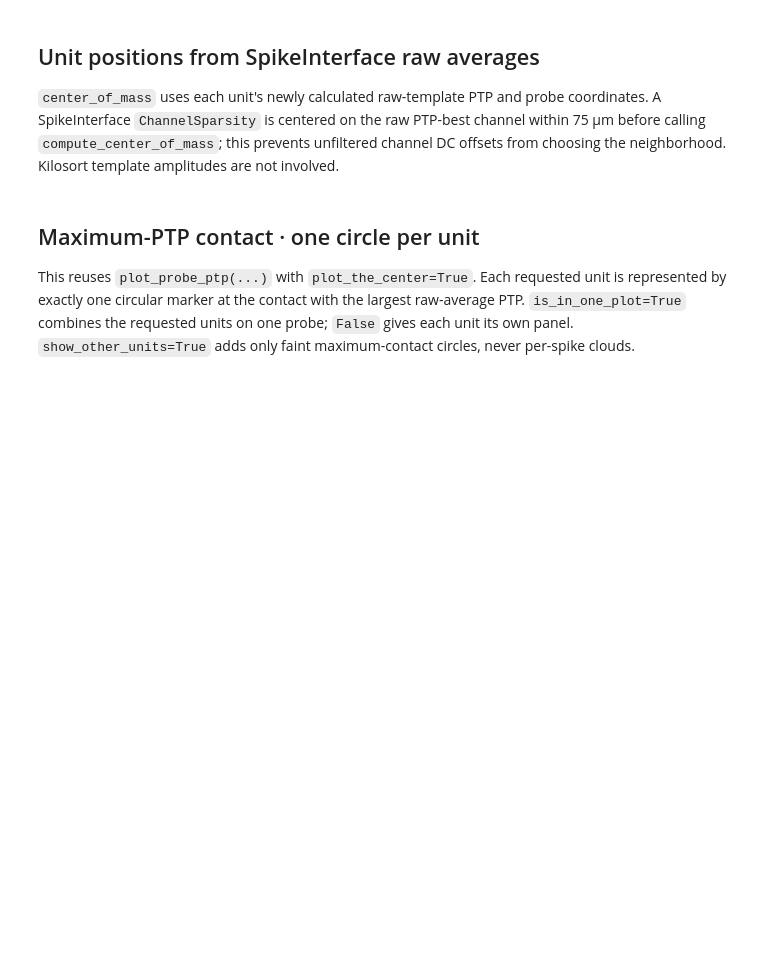
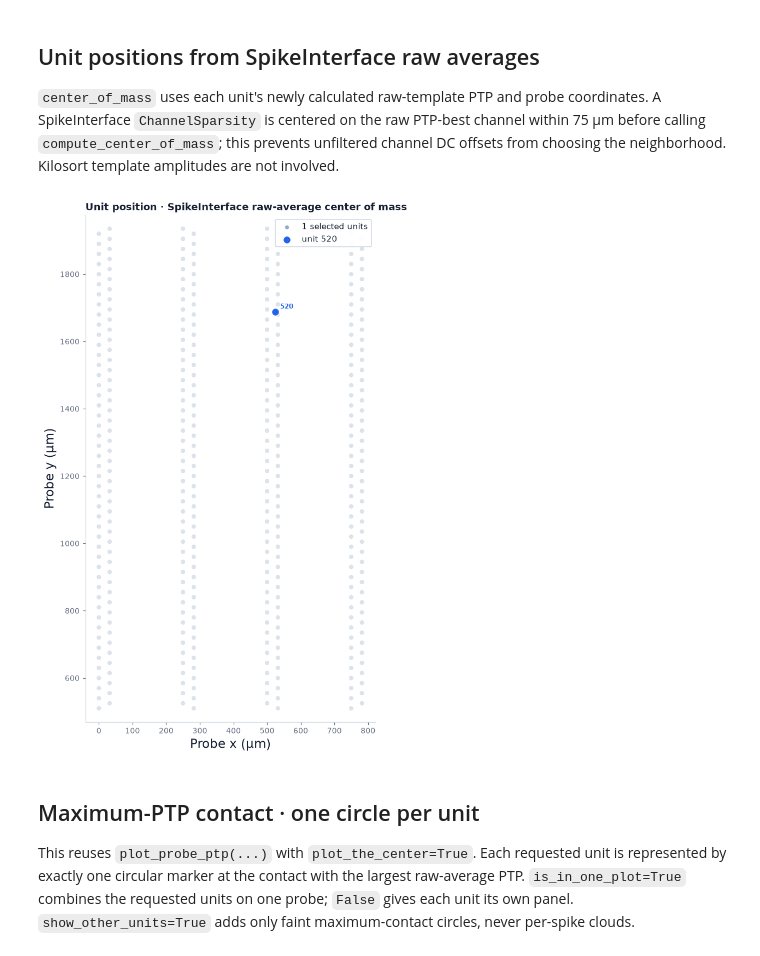
Before and after one commit to KaiCao2003/RF-Map-Viewer, a Jupyter notebook: spikeinterface_waveform_unit_position.ipynb, the cells around one changed output. Drawn from its saved outputs; the diff is of its cells as text; code cells hidden in the pictures; blank space fills up the shorter version.

```diff
--- a/spikeinterface_waveform_unit_position.ipynb
+++ b/spikeinterface_waveform_unit_position.ipynb
@@ -31,7 +31,7 @@ session_dir = base_dir / date / f"{date}_{sessionID}"
 
 probe_name = 'A'
 only_good_units: bool = False
-raw_unit_ids: list[int] | None = None  # None uses all units retained by only_good_units.
+raw_unit_ids: list[int] | None = [520]  # None uses all units retained by only_good_units.
 pre_spike: float = 0.5  # Average-window duration before each spike alignment.
 post_spike: float = 1.5  # Average-window duration after each spike alignment.
 
@@ -101,16 +101,13 @@ if raw_unit_ids is not None:
         raise ValueError(f'raw_unit_ids not present in the sorting: {missing_unit_ids}')
     sorting = sorting.select_units(raw_unit_ids)
 
-if sorting.get_num_units() == 0:
-    raise ValueError('No units remain after filtering.')
-
 unit_ids: list[int] = sorting.unit_ids.tolist()
 spike_counts: dict[int, int] = {
     int(unit_id): int(count)
     for unit_id, count in sorting.count_num_spikes_per_unit().items()
 }
 
-quality_by_unit: dict[int, str] = {
+KSLabel: dict[int, str] = {
     unit_id: str(sorting.get_property("KSLabel")[unit_index])
     for unit_index, unit_id in enumerate(unit_ids)
 }
@@ -142,14 +139,12 @@ plotting_probe: Probe = recording.get_probe()
 
 if (spike_times := np.load(kilosort_dir / 'spike_times.npy', mmap_mode='r')).max() >= recording.get_num_frames():
     raise ValueError('The raw file is shorter than the largest Kilosort spike time.')
-if recording.get_num_segments() != 1:
-    raise ValueError('This notebook currently expects one recording segment.')
+
 
 recording_duration_minutes: float = recording.get_total_duration() / 60.0
 if is_debug:
     print(f'Units selected: {len(unit_ids)} · total spikes: {sum(spike_counts.values()):,}')
     print(f'Recording: {recording_duration_minutes:.2f} min · channels: {recording.get_num_channels()}')
-    print(f'Units used for analysis and plotting: {len(unit_ids)}')
 # %% [markdown]
 ## Build the SpikeInterface waveform analyzer
 
@@ -471,34 +484,36 @@ if np.any(unit_location_offsets_um > unit_location_radius_um + 1e-6):
 location_order: IntArray = np.lexsort((unit_locations[:, 0], unit_locations[:, 1]))
 """
 --------- Print Cluster Detail ------
 print(f"{'unit':>6} {'quality':>10} {'x_um':>10} {'y_um':>10}")
 print('-' * 42)
 for ordered_index in location_order[:20]:
     unit_index: int = int(ordered_index)
     listed_unit_id: int = unit_ids[unit_index]
     quality: str = quality_by_unit[listed_unit_id]
     x_um: float = float(unit_locations[unit_index, 0])
     y_um: float = float(unit_locations[unit_index, 1])
     print(f'{listed_unit_id:>6} {quality:>10} {x_um:10.1f} {y_um:10.1f}')"""
 
 
 probe_plot.plot_unit_locations(
     sorting=sorting,
     unit_locations=unit_locations,
 )
 if export_unit_locations:
     with (output_dir / 'spikeinterface_unit_locations.csv').open('w', newline='') as csv_file:
         writer = csv.writer(csv_file)
         writer.writerow(['unit_id', 'quality', 'x_um', 'y_um'])
         for ordered_index in location_order:
             unit_index = int(ordered_index)
             unit_id = unit_ids[unit_index]
             writer.writerow([
                 unit_id,
-                quality_by_unit[unit_id],
+                KSLabel[unit_id],
                 float(unit_locations[unit_index, 0]),
                 float(unit_locations[unit_index, 1]),
             ])
+# %% [output]
+[figure, added]
 # %% [markdown]
 ## Maximum-PTP contact · one circle per unit
 
```
Also changed, not shown: parts of 6 cells of this notebook, 2 other files.
